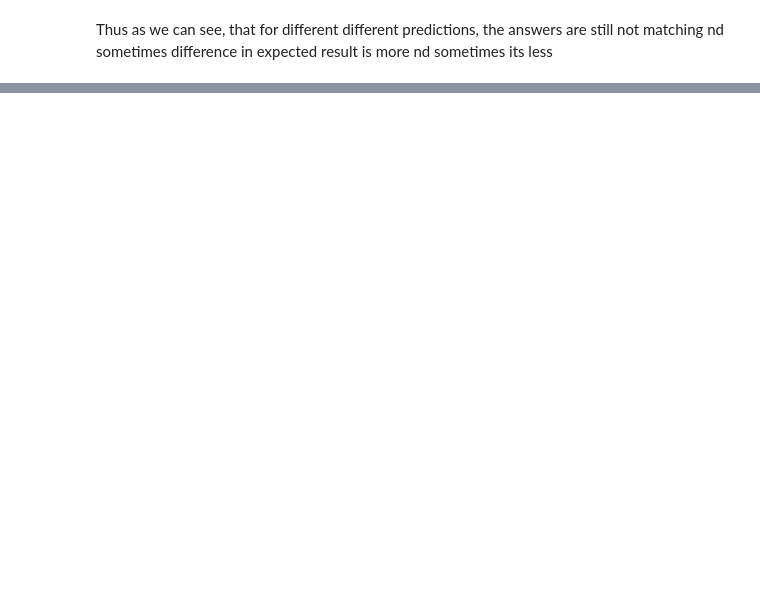
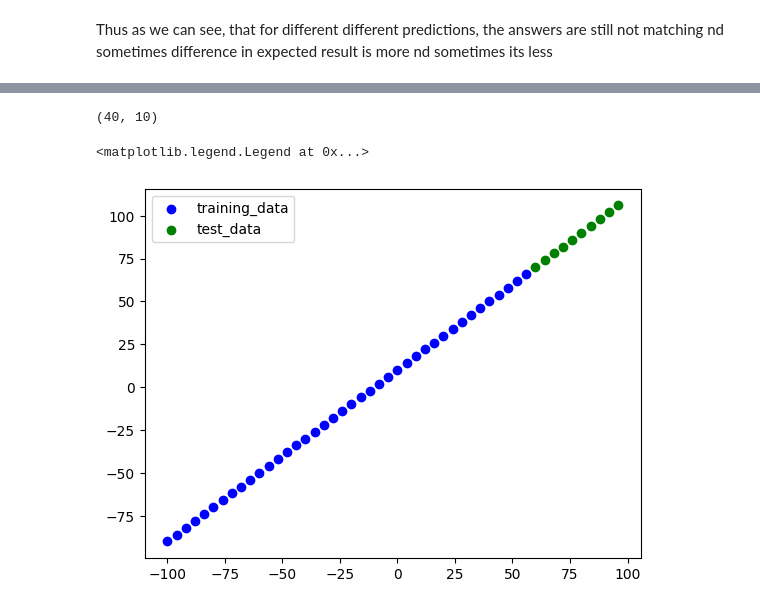
Before and after one commit to issarbhavya/ML, a Jupyter notebook: 01_neural_network_regression_using_tf.ipynb, the cells around one changed output, grey strips where cells are left out. Saved outputs shown, nothing was run; the diff lists cells and outputs as text; code cells hidden in the pictures; blank space fills up the shorter version.

```diff
--- a/01_neural_network_regression_using_tf.ipynb
+++ b/01_neural_network_regression_using_tf.ipynb
@@ -272,0 +571,4 @@ Thus as we can see, that for different different predictions, the answers are st
+# %%
+# Make a bigger dataset
+X = np.arange(-100, 100, 4)
+X
@@ -272,0 +581,4 @@ Thus as we can see, that for different different predictions, the answers are st
+# %%
+# making label
+y=X+10
+y
@@ -272,0 +610,21 @@ Thus as we can see, that for different different predictions, the answers are st
+# %%
+# Split data into train and test sets
+X_train = X[:40] # first 40 examples (80% of data)
+y_train = y[:40]
+
+X_test = X[40:] # last 10 examples (20% of data)
+y_test = y[40:]
+
+len(X_train), len(X_test)
+# %% [output]
+(40, 10)
+# %%
+import matplotlib.pyplot as plt
+
+plt.scatter(X_train,y_train, c="b" ,label="training_data")
+plt.scatter(X_test,y_test, c="g", label="test_data")
+
+plt.legend()
+# %% [output]
+<matplotlib.legend.Legend at 0x...>
+[figure, added]
```
Also changed, not shown: parts of 39 cells of this notebook.
